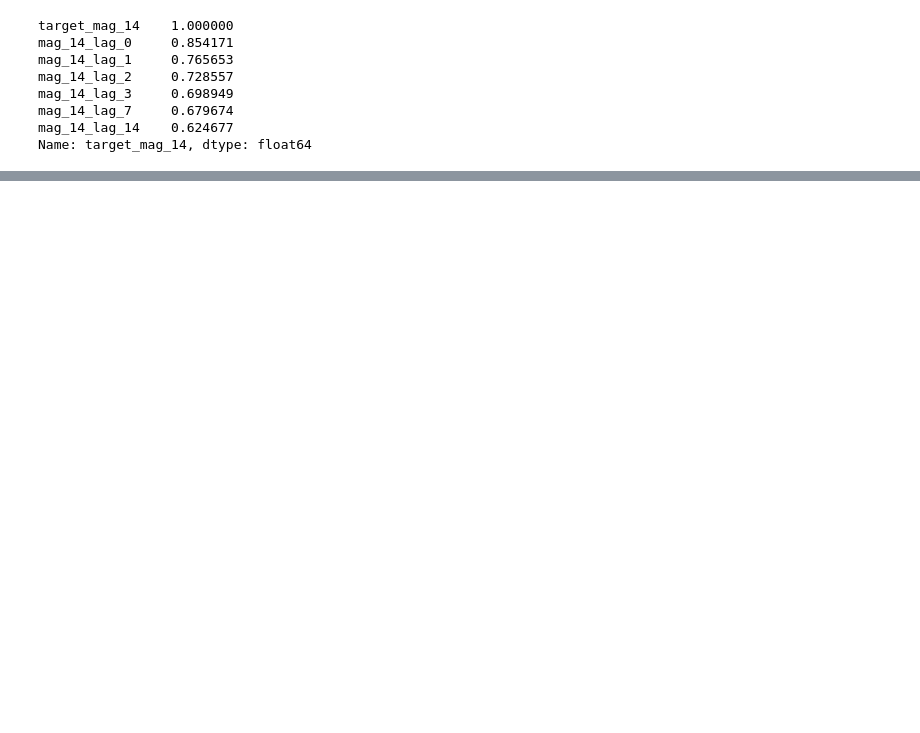
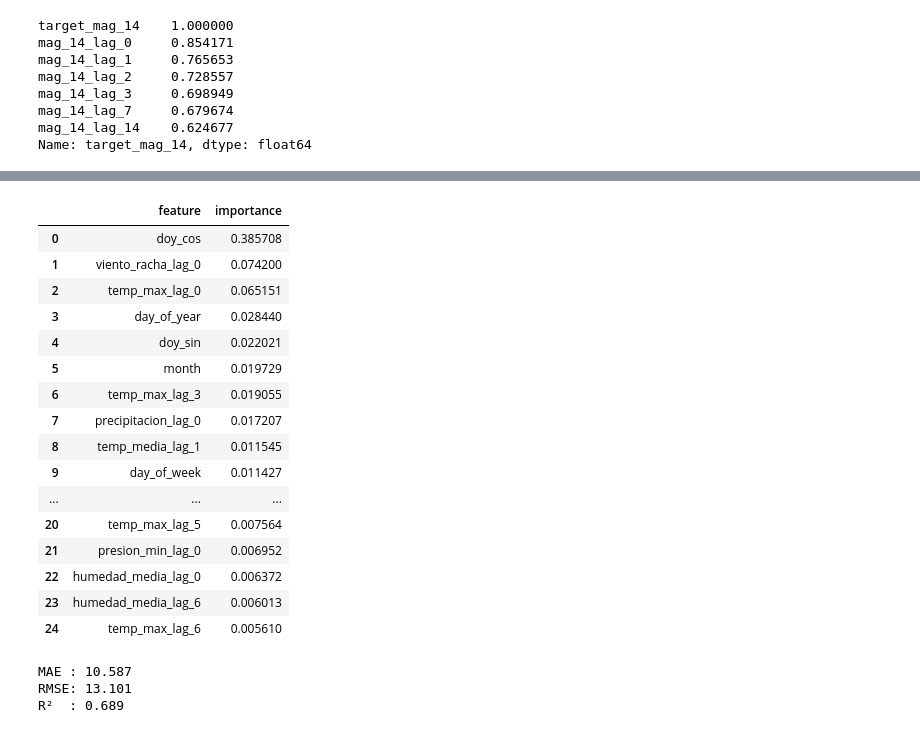
Before and after one commit to d-sba/TFM, a Jupyter notebook: src/models/xgboost/O3/xgboost_dani.ipynb, the cells around one changed output, grey strips where cells are left out. Saved outputs shown, nothing was run; the diff lists cells and outputs as text; code cells hidden in the pictures; blank space fills up the shorter version.

```diff
--- a/src/models/xgboost/O3/xgboost_dani.ipynb
+++ b/src/models/xgboost/O3/xgboost_dani.ipynb
@@ -221,0 +950,16 @@ NameError: name 'METEO_VARIABLES' is not defined
+# %%
+xgb_meteo = XGBRegressor(
+    n_estimators=500,
+    learning_rate=0.05,
+    max_depth=6,
+    subsample=0.8,
+    colsample_bytree=0.8,
+    objective="reg:squarederror",
+    random_state=42,
+    n_jobs=-1
+)
+
+xgb_meteo.fit(
+    X_train_meteo,
+    y_train_meteo
+)
@@ -221,0 +982,56 @@ NameError: name 'METEO_VARIABLES' is not defined
+# %%
+feature_importance_meteo = (
+    pd.DataFrame({
+        "feature": feature_cols_xgb_meteo,
+        "importance": xgb_meteo.feature_importances_
+    })
+    .sort_values("importance", ascending=False)
+    .reset_index(drop=True)
+)
+
+display(
+    feature_importance_meteo.head(25)
+)
+# %% [output]
+|  | feature | importance |
+| 0 | doy_cos | 0.385708 |
+| 1 | viento_racha_lag_0 | 0.074200 |
+| 2 | temp_max_lag_0 | 0.065151 |
+| 3 | day_of_year | 0.028440 |
+| 4 | doy_sin | 0.022021 |
+| 5 | month | 0.019729 |
+| 6 | temp_max_lag_3 | 0.019055 |
+| 7 | precipitacion_lag_0 | 0.017207 |
+| 8 | temp_media_lag_1 | 0.011545 |
+| 9 | day_of_week | 0.011427 |
+| ... | ... | ... |
+| 20 | temp_max_lag_5 | 0.007564 |
+| 21 | presion_min_lag_0 | 0.006952 |
+| 22 | humedad_media_lag_0 | 0.006372 |
+| 23 | humedad_media_lag_6 | 0.006013 |
+| 24 | temp_max_lag_6 | 0.005610 |
+# %%
+mae_xgb_meteo = mean_absolute_error(
+    y_val_meteo,
+    pred_xgb_meteo
+)
+
+rmse_xgb_meteo = np.sqrt(
+    mean_squared_error(
+        y_val_meteo,
+        pred_xgb_meteo
+    )
+)
+
+r2_xgb_meteo = r2_score(
+    y_val_meteo,
+    pred_xgb_meteo
+)
+
+print(f"MAE : {mae_xgb_meteo:.3f}")
+print(f"RMSE: {rmse_xgb_meteo:.3f}")
+print(f"R²  : {r2_xgb_meteo:.3f}")
+# %% [output]
+MAE : 10.587
+RMSE: 13.101
+R²  : 0.689
```
Also changed, not shown: parts of 59 cells of this notebook, 3 other files.
